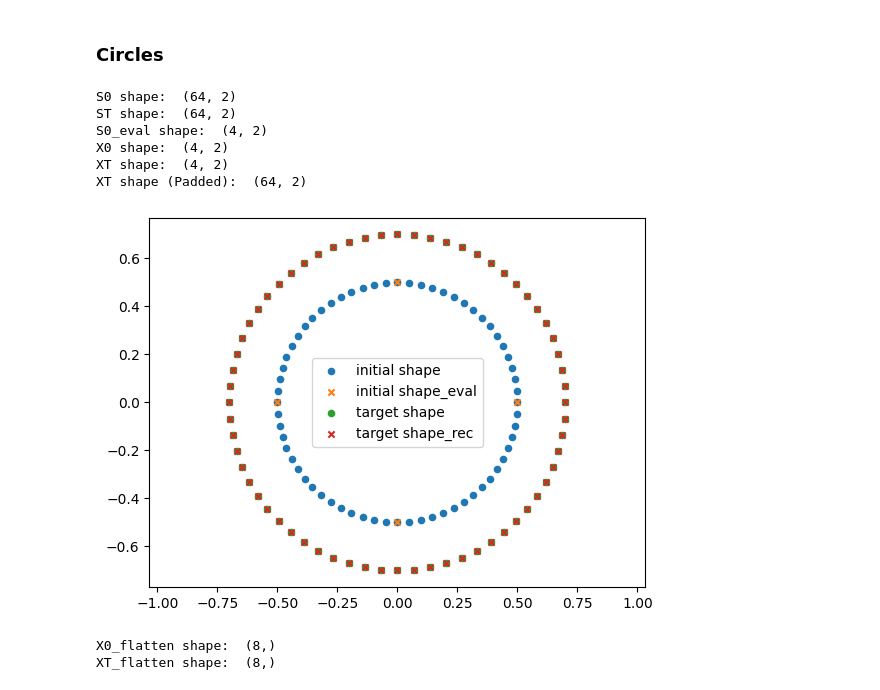
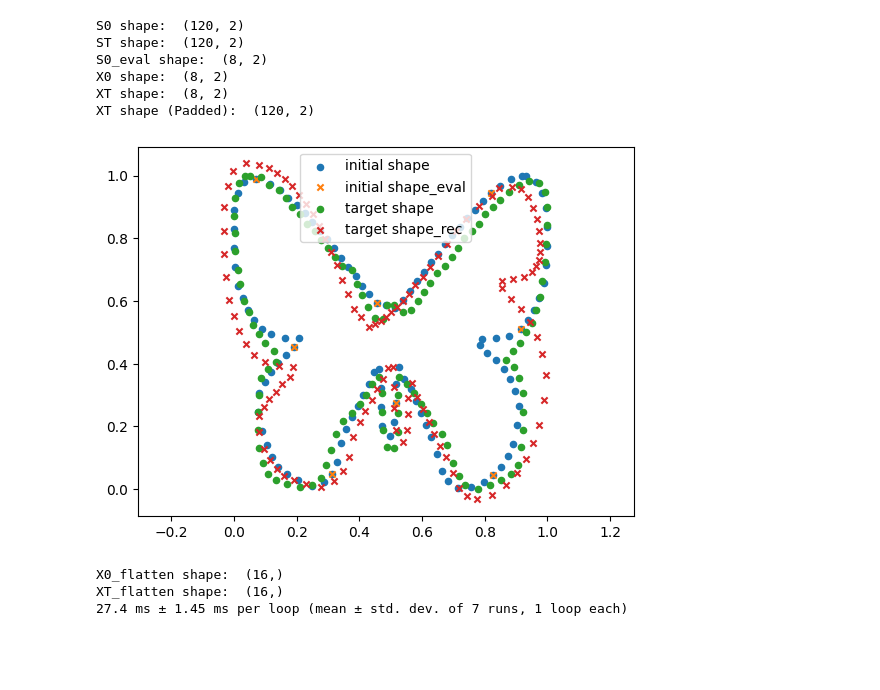
Before and after one commit to libbylbaker/infsdebridge, a Jupyter notebook: sdebridge/notebooks/Cond_QFourier_SM.ipynb, the cells around one changed output. Saved outputs shown, nothing was run; the diff lists cells and outputs as text; code cells hidden in the pictures; blank space fills up the shorter version.

Commit message:
Q process "works" for now

```diff
--- a/sdebridge/notebooks/Cond_QFourier_SM.ipynb
+++ b/sdebridge/notebooks/Cond_QFourier_SM.ipynb
@@ -26,2 +25,0 @@ from sdebridge.utils import eval_score
-# %% [markdown]
-### Circles
@@ -40,69 +26,72 @@ def sample_ellipse(
 # %%
-n_samples = 64
-n_bases = 4
-
-S0 = sample_ellipse(n_samples, scale=0.5)
-ST = sample_ellipse(n_samples, scale=0.7)
+S0 = jnp.roll(jnp.array(butterfly_honrathi_pts())[:, ::219].transpose(), shift=-33, axis=0)
+ST = jnp.array(butterfly_amasina_pts())[:, ::200].transpose()
 print("S0 shape: ", S0.shape)
 print("ST shape: ", ST.shape)
+
+n_bases = 8
+n_samples = S0.shape[0]
 
 sde_config = ConfigDict(
     {
         'init_S': S0,
         'n_bases': n_bases,
-        'n_grid': 50,
+        'n_grid': 64,
         'grid_range': [-1.5, 1.5],
-        'alpha': 0.1,
-        'sigma': 0.2,
+        'alpha': 1.0,
+        'sigma': 0.1,
         'T': 1.0,
         'N': 50,
         'dim': 2
     }
 )
 
 sde = FourierGaussianKernelSDE(sde_config)
 bridge = DiffusionBridge(sde)
 S0_eval = sde.evaluate_S(sde.init_S)
 print("S0_eval shape: ", S0_eval.shape)
 
 X0 = jnp.zeros((sde.n_bases, 2), dtype=jnp.complex64)
 print("X0 shape: ", X0.shape)
 XT_eval = ST - S0
-XT = jnp.fft.fft(XT_eval, norm="ortho", n=sde.n_samples, axis=0)
+XT = jnp.fft.fft(XT_eval, norm="backward", n=sde.n_samples, axis=0)
 XT = jnp.fft.fftshift(XT, axes=0)
 XT = XT[(sde.n_samples-sde.n_bases)//2:(sde.n_samples+sde.n_bases)//2, :]
 print("XT shape: ", XT.shape)
 XT_pad = jnp.pad(XT, ((sde.n_padding, sde.n_padding), (0, 0)))
 print("XT shape (Padded): ", XT_pad.shape)
 XT_pad = jnp.fft.ifftshift(XT_pad, axes=0)
-XT_rec = jnp.fft.ifft(XT_pad, norm="ortho", n=sde.n_samples, axis=0).real
+XT_rec = jnp.fft.ifft(XT_pad, norm="backward", n=sde.n_samples, axis=0).real
 ST_rec = XT_rec + S0
 
 with jax.default_device(jax.devices('cpu')[0]):
     plt.scatter(S0[:, 0], S0[:, 1], s=20, label='initial shape')
     plt.scatter(S0_eval[:, 0].real, S0_eval[:, 1].real, s=20, marker='x', label='initial shape_eval')
     plt.scatter(ST[:, 0], ST[:, 1], s=20, label='target shape')
     plt.scatter(ST_rec[:, 0], ST_rec[:, 1], s=20, marker='x', label='target shape_rec')
     plt.legend()
     plt.axis('equal')
     plt.show()
 # %% [output]
-S0 shape:  (64, 2)
-ST shape:  (64, 2)
-S0_eval shape:  (4, 2)
-X0 shape:  (4, 2)
-XT shape:  (4, 2)
-XT shape (Padded):  (64, 2)
+S0 shape:  (120, 2)
+ST shape:  (120, 2)
+S0_eval shape:  (8, 2)
+X0 shape:  (8, 2)
+XT shape:  (8, 2)
+XT shape (Padded):  (120, 2)
-[figure, old version]
+[figure, new version]
 # %%
 X0_flatten = jnp.concatenate((X0[:, 0], X0[:, 1]), axis=0)
 XT_flatten = jnp.concatenate((XT[:, 0], XT[:, 1]), axis=0)
 print("X0_flatten shape: ", X0_flatten.shape)
 print("XT_flatten shape: ", XT_flatten.shape)
-forward_uncond = bridge.simulate_forward_process(
-    initial_val = X0_flatten,
-    num_batches = 4
-)
+# forward_uncond = bridge.simulate_forward_process(
+#     initial_val = X0_flatten,
+#     num_batches = 4
+# )
+
+%timeit forward_uncond = bridge.simulate_forward_process(initial_val = X0_flatten, num_batches = 64)
 # %% [output]
-X0_flatten shape:  (8,)
-XT_flatten shape:  (8,)
+X0_flatten shape:  (16,)
+XT_flatten shape:  (16,)
+27.4 ms ± 1.45 ms per loop (mean ± std. dev. of 7 runs, 1 loop each)
```
Also changed, not shown: parts of 17 cells of this notebook, 7 other files.
